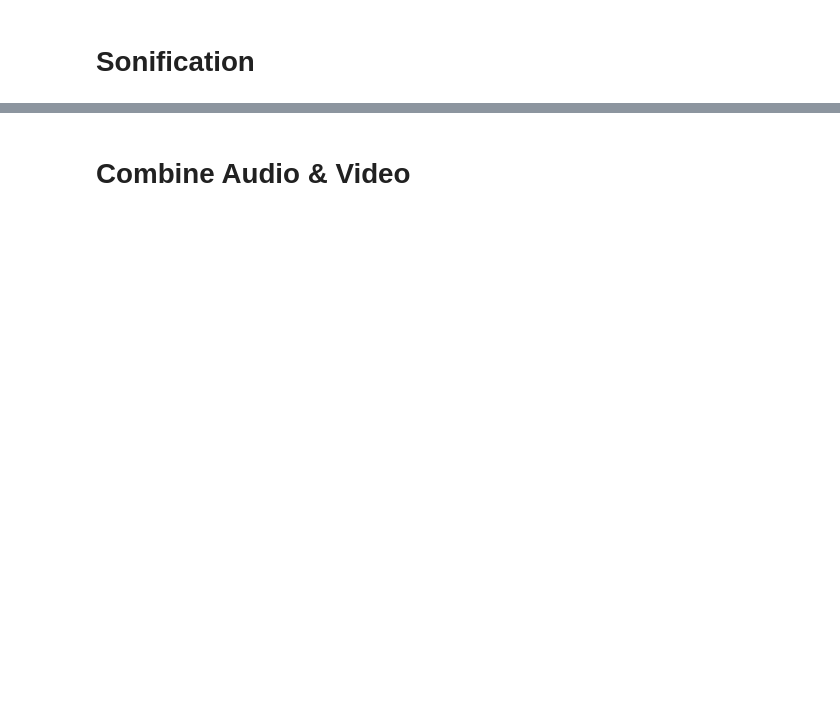
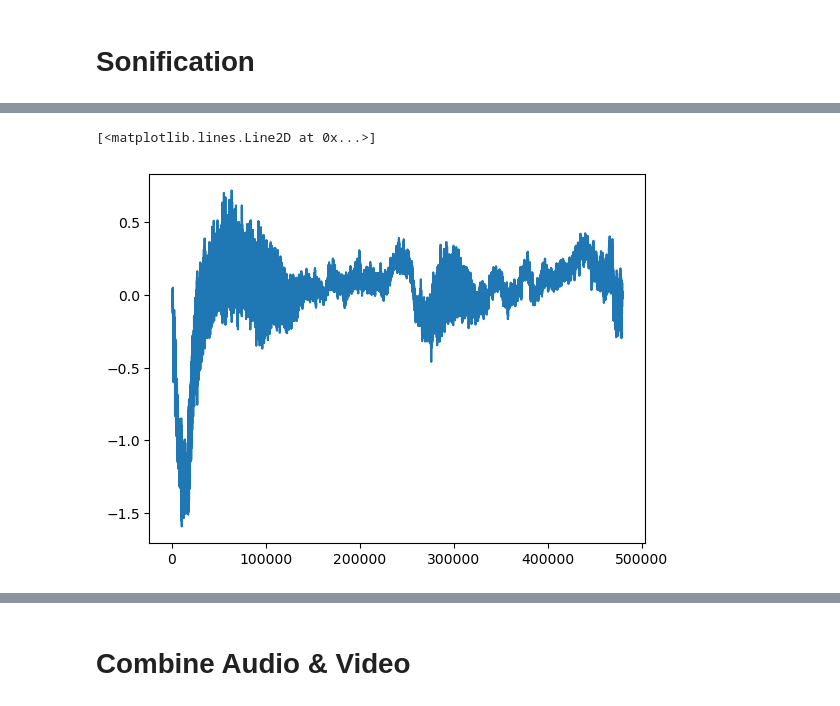
Before and after one commit to jannosch/qsynthi_prototyping, a Jupyter notebook: physical_modelling_3.ipynb, the cells around one changed output, grey strips where cells are left out. Cells and saved outputs as stored; diff of their text form; code cells hidden in the pictures; blank space fills up the shorter version.

```diff
--- a/physical_modelling_3.ipynb
+++ b/physical_modelling_3.ipynb
@@ -219 +180,6 @@ Audio(audio, rate=sample_rate)
+# %%
+plt.plot(audio) # orth
+# %% [output]
+[<matplotlib.lines.Line2D at 0x...>]
+[figure, added]
 # %%
```
Also changed, not shown: parts of 17 cells of this notebook, 3 other files.
